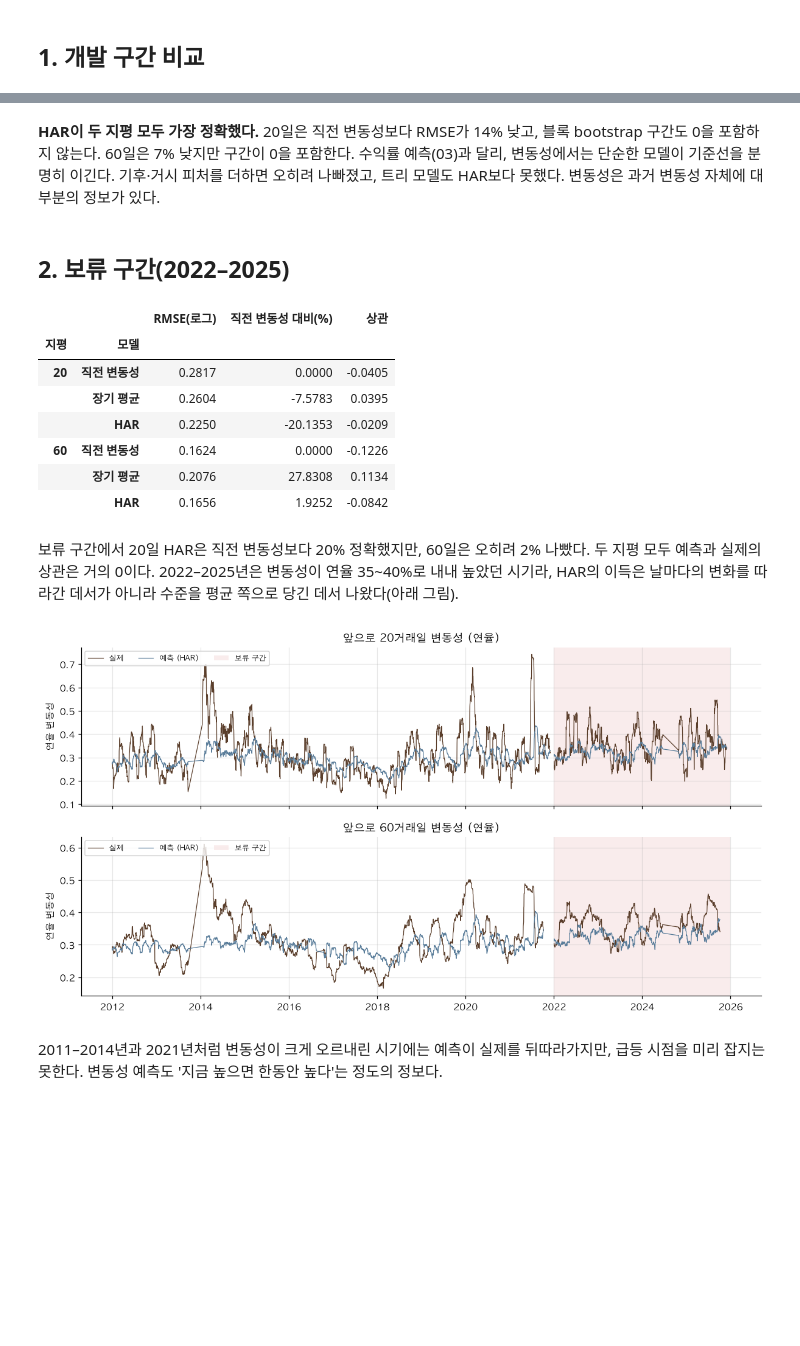
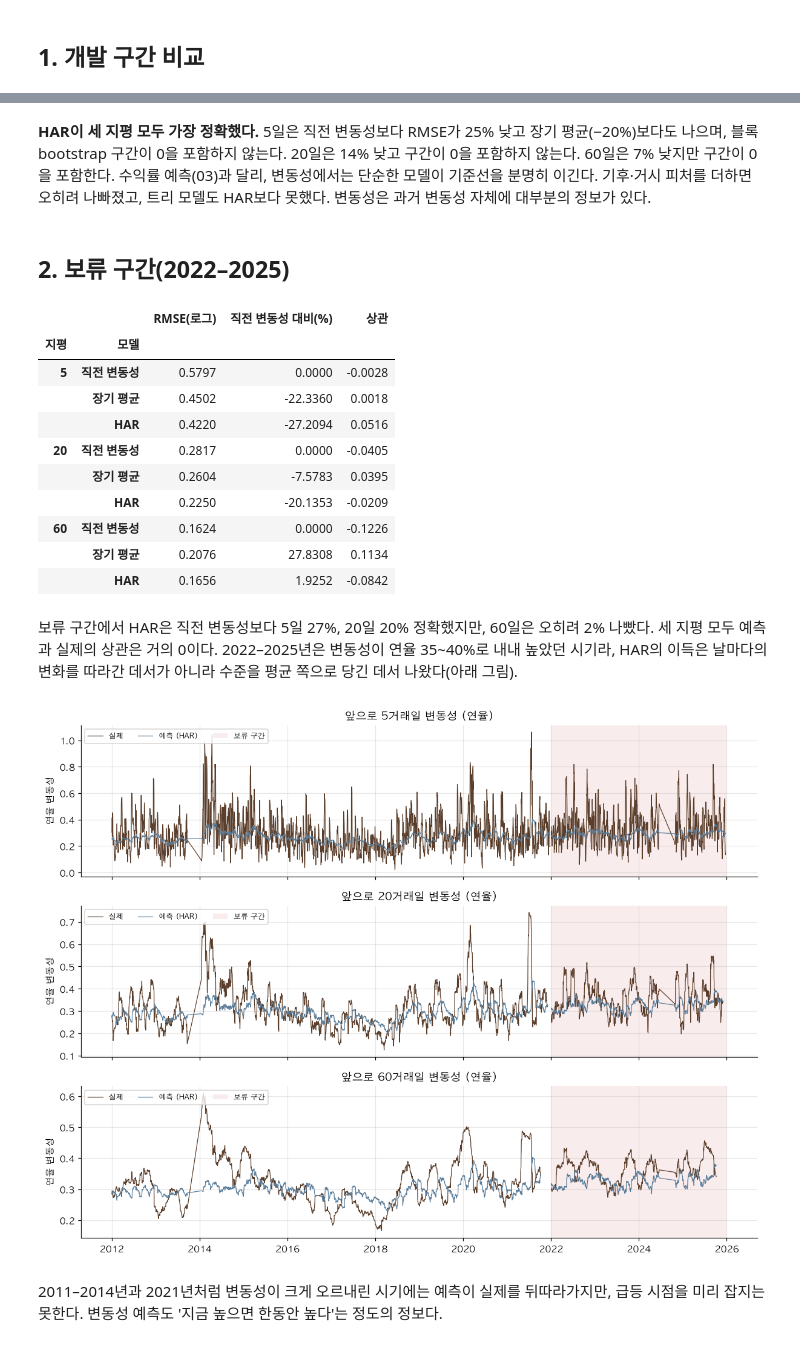
Before and after one commit to sjinie/Coffee_Price_Prediction, a Jupyter notebook: notebooks/04_volatility.ipynb, the cells around one changed output, grey strips where cells are left out. Saved outputs shown, nothing was run; the diff lists cells and outputs as text; code cells hidden in the pictures; blank space fills up the shorter version.

```diff
--- a/notebooks/04_volatility.ipynb
+++ b/notebooks/04_volatility.ipynb
@@ -79,7 +79,7 @@ def walk_forward(h, make, years):
 ## 1. 개발 구간 비교
 # %%
 dev, rows = {}, []
-for h in VOL_HORIZONS:
+for h in HORIZONS:
     for name, make in candidates(h).items():
         dev[h, name] = walk_forward(h, make, DEV_YEARS)
     past = dev[h, "직전 변동성"]
@@ -92,7 +92,7 @@ for h in VOL_HORIZONS:
                      "차이 95% 구간": f"[{interval['low']:+.4f}, {interval['high']:+.4f}]",
                      "상관": np.corrcoef(result["y"], result["pred"])[0, 1]})
 comparison = pd.DataFrame(rows)
-selection = {h: comparison[comparison["지평"] == h].set_index("모델")["RMSE(로그)"].idxmin() for h in VOL_HORIZONS}
+selection = {h: comparison[comparison["지평"] == h].set_index("모델")["RMSE(로그)"].idxmin() for h in HORIZONS}
 print("선택:", selection)
 comparison.set_index(["지평", "모델"]).round(4)
 # %% [output]
@@ -110,12 +115,12 @@ comparison.set_index(["지평", "모델"]).round(4)
 |  | HAR+기후·거시 | 0.2459 | 5.0837 | [-0.0202, +0.0439] | 0.1783 |
 |  | LightGBM | 0.2427 | 3.7471 | [-0.0279, +0.0424] | 0.2035 |
 # %% [markdown]
-**HAR이 두 지평 모두 가장 정확했다.** 20일은 직전 변동성보다 RMSE가 14% 낮고, 블록 bootstrap 구간도 0을 포함하지 않는다. 60일은 7% 낮지만 구간이 0을 포함한다. 수익률 예측(03)과 달리, 변동성에서는 단순한 모델이 기준선을 분명히 이긴다. 기후·거시 피처를 더하면 오히려 나빠졌고, 트리 모델도 HAR보다 못했다. 변동성은 과거 변동성 자체에 대부분의 정보가 있다.
+**HAR이 세 지평 모두 가장 정확했다.** 5일은 직전 변동성보다 RMSE가 25% 낮고 장기 평균(−20%)보다도 나으며, 블록 bootstrap 구간이 0을 포함하지 않는다. 20일은 14% 낮고 구간이 0을 포함하지 않는다. 60일은 7% 낮지만 구간이 0을 포함한다. 수익률 예측(03)과 달리, 변동성에서는 단순한 모델이 기준선을 분명히 이긴다. 기후·거시 피처를 더하면 오히려 나빠졌고, 트리 모델도 HAR보다 못했다. 변동성은 과거 변동성 자체에 대부분의 정보가 있다.
 # %% [markdown]
 ## 2. 보류 구간(2022–2025)
 # %%
 holdout, rows = {}, []
-for h in VOL_HORIZONS:
+for h in HORIZONS:
     for name in ("직전 변동성", "장기 평균", selection[h]):
         holdout[h, name] = walk_forward(h, candidates(h)[name], HOLDOUT_YEARS)
     past = holdout[h, "직전 변동성"]
@@ -130,6 +135,9 @@ holdout_table.set_index(["지평", "모델"]).round(4)
 # %% [output]
 |  |  | RMSE(로그) | 직전 변동성 대비(%) | 상관 |
 | 지평 | 모델 |  |  |  |
+| 5 | 직전 변동성 | 0.5797 | 0.0000 | -0.0028 |
+|  | 장기 평균 | 0.4502 | -22.3360 | 0.0018 |
+|  | HAR | 0.4220 | -27.2094 | 0.0516 |
 | 20 | 직전 변동성 | 0.2817 | 0.0000 | -0.0405 |
 |  | 장기 평균 | 0.2604 | -7.5783 | 0.0395 |
 |  | HAR | 0.2250 | -20.1353 | -0.0209 |
@@ -137,24 +145,24 @@ holdout_table.set_index(["지평", "모델"]).round(4)
 |  | 장기 평균 | 0.2076 | 27.8308 | 0.1134 |
 |  | HAR | 0.1656 | 1.9252 | -0.0842 |
 # %% [markdown]
-보류 구간에서 20일 HAR은 직전 변동성보다 20% 정확했지만, 60일은 오히려 2% 나빴다. 두 지평 모두 예측과 실제의 상관은 거의 0이다. 2022–2025년은 변동성이 연율 35~40%로 내내 높았던 시기라, HAR의 이득은 날마다의 변화를 따라간 데서가 아니라 수준을 평균 쪽으로 당긴 데서 나왔다(아래 그림).
+보류 구간에서 HAR은 직전 변동성보다 5일 27%, 20일 20% 정확했지만, 60일은 오히려 2% 나빴다. 세 지평 모두 예측과 실제의 상관은 거의 0이다. 2022–2025년은 변동성이 연율 35~40%로 내내 높았던 시기라, HAR의 이득은 날마다의 변화를 따라간 데서가 아니라 수준을 평균 쪽으로 당긴 데서 나왔다(아래 그림).
 # %%
 annual = np.sqrt(252)
-fig, axes = plt.subplots(2, 1, figsize=(11, 6), sharex=True)
-for ax, h in zip(axes, VOL_HORIZONS):
+fig, axes = plt.subplots(len(HORIZONS), 1, figsize=(11, 8.5), sharex=True)
+for ax, h in zip(axes, HORIZONS):
     for label, years, store in (("개발", DEV_YEARS, dev), ("보류", HOLDOUT_YEARS, holdout)):
         result = store[h, selection[h]]
         dates = data.index[result["rows"]]
         ax.plot(dates, np.exp(result["y"]) * annual, color="#5a3e2b", lw=0.8, label="실제" if label == "개발" else None)
         ax.plot(dates, np.exp(result["pred"]) * annual, color="#5a7d9a", lw=0.8, label=f"예측 ({selection[h]})" if label == "개발" else None)
     ax.axvspan(pd.Timestamp("2022-01-01"), pd.Timestamp("2025-12-31"), color="#f6e0e0", alpha=0.6, lw=0, label="보류 구간")
     ax.set(title=f"앞으로 {h}거래일 변동성 (연율)", ylabel="연율 변동성")
     ax.legend(loc="upper left", fontsize=8, ncol=3)
 fig.tight_layout()
 common.save_fig(fig, "volatility_forecast.png")
 plt.show()
 # %% [output]
-[figure, old version]
+[figure, new version]
 # %% [markdown]
 2011–2014년과 2021년처럼 변동성이 크게 오르내린 시기에는 예측이 실제를 뒤따라가지만, 급등 시점을 미리 잡지는 못한다. 변동성 예측도 '지금 높으면 한동안 높다'는 정도의 정보다.
 # %% [markdown]
```
Also changed, not shown: parts of 9 cells of this notebook, 31 other files.
